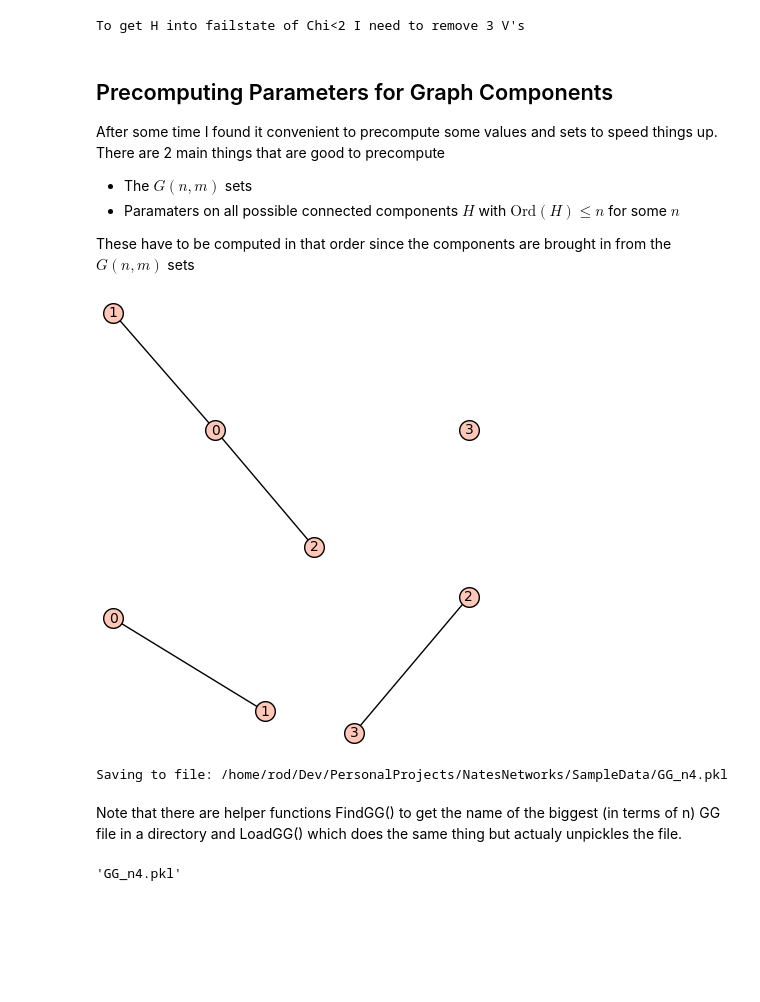
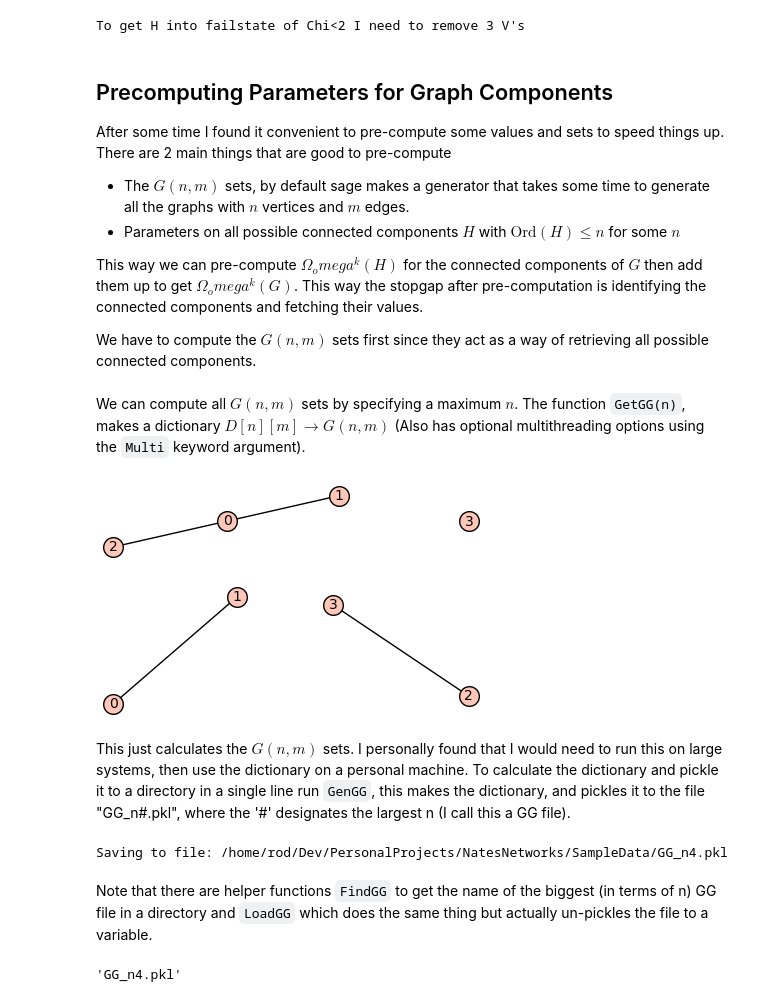
Before and after one commit to rodrigoReyrios/NetworkReliability2, a Jupyter notebook: MinMax2Demo.ipynb, the cells around one changed output. Drawn from its saved outputs; the diff is of its cells as text; code cells hidden in the pictures; blank space fills up the shorter version.

Commit message:
Mya 23rd, 2022 	- Cleared up some things in the Demo notebook.

```diff
--- a/MinMax2Demo.ipynb
+++ b/MinMax2Demo.ipynb
@@ -46,23 +60,23 @@ print(f"To get H into failstate of {Sym}<{K} I need to remove {num} {Typ}'s")
 To get H into failstate of Chi<2 I need to remove 3 V's
 # %% [markdown]
 ## Precomputing Parameters for Graph Components
-After some time I found it convenient to precompute some values and sets to speed things up. There are 2 main things that are good to precompute
-- The $G(n,m)$ sets
-- Paramaters on all possible connected components $H$ with $\text{Ord}(H)\leq n$ for some $n$
+After some time I found it convenient to pre-compute some values and sets to speed things up. There are 2 main things that are good to pre-compute
+- The $G(n,m)$ sets, by default sage makes a generator that takes some time to generate all the graphs with $n$ vertices and $m$ edges.
+- Parameters on all possible connected components $H$ with $\text{Ord}(H)\leq n$ for some $n$
 
-These have to be computed in that order since the components are brought in from the $G(n,m)$ sets
+This way we can pre-compute $\Omega_omega^k(H)$ for the connected components of $G$ then add them up to get $\Omega_omega^k(G)$. This way the stopgap after pre-computation is identifying the connected components and fetching their values.
+
+We have to compute the $G(n,m)$ sets first since they act as a way of retrieving all possible connected components.
+# %% [markdown]
+We can compute all $G(n,m)$ sets by specifying a maximum $n$. The function `GetGG(n)`, makes a dictionary $D[n][m]\rightarrow G(n,m)$ (Also has optional multithreading options using the `Multi` keyword argument).
 # %%
-#Making the Gnm sets is done by simply giving an n, then for each ni<n all possible G(ni,mi) are
-#calculate for 0<=mi<=Choose(ni,2)
-
-#note that n=1,n=2 are uninteresting so GG starts with n=3
-#also m=0,m=1,m=C(n,2),m=C(n,2)-1 arent interesting either
-
 #to just get a map Dict[n][m] => Gnm list use GetGG(n), theres also multithreading options
-GG4 = mm.GetGG(4)
+GG4 = mm.GetGG(4,Multi=False,threads=2)
 for i in GG4[4][2]:
     show(i)
 # %% [output]
-[figure, old version]
+[figure, new version]
-[figure, old version]
+[figure, new version]
+# %% [markdown]
+This just calculates the $G(n,m)$ sets. I personally found that I would need to run this on large systems, then use the dictionary on a personal machine. To calculate the dictionary and pickle it to a directory in a single line run `GenGG`, this makes the dictionary, and pickles it to the file "GG_n#.pkl", where the '#' designates the largest n (I call this a GG file).
 # %%
@@ -73,7 +87,7 @@ mm.GenGG(4,dirs=path)
 # %% [output]
 Saving to file: /home/rod/Dev/PersonalProjects/NatesNetworks/SampleData/GG_n4.pkl
 # %% [markdown]
-Note that there are helper functions FindGG() to get the name of the biggest (in terms of n) GG file in a directory and LoadGG() which does the same thing but actualy unpickles the file.
+Note that there are helper functions `FindGG` to get the name of the biggest (in terms of n) GG file in a directory and `LoadGG` which does the same thing but actually un-pickles the file to a variable.
 # %%
 mm.FindGG(dirs=path)
 # %% [output]
```
Also changed, not shown: parts of 24 cells of this notebook, 4 other files.
